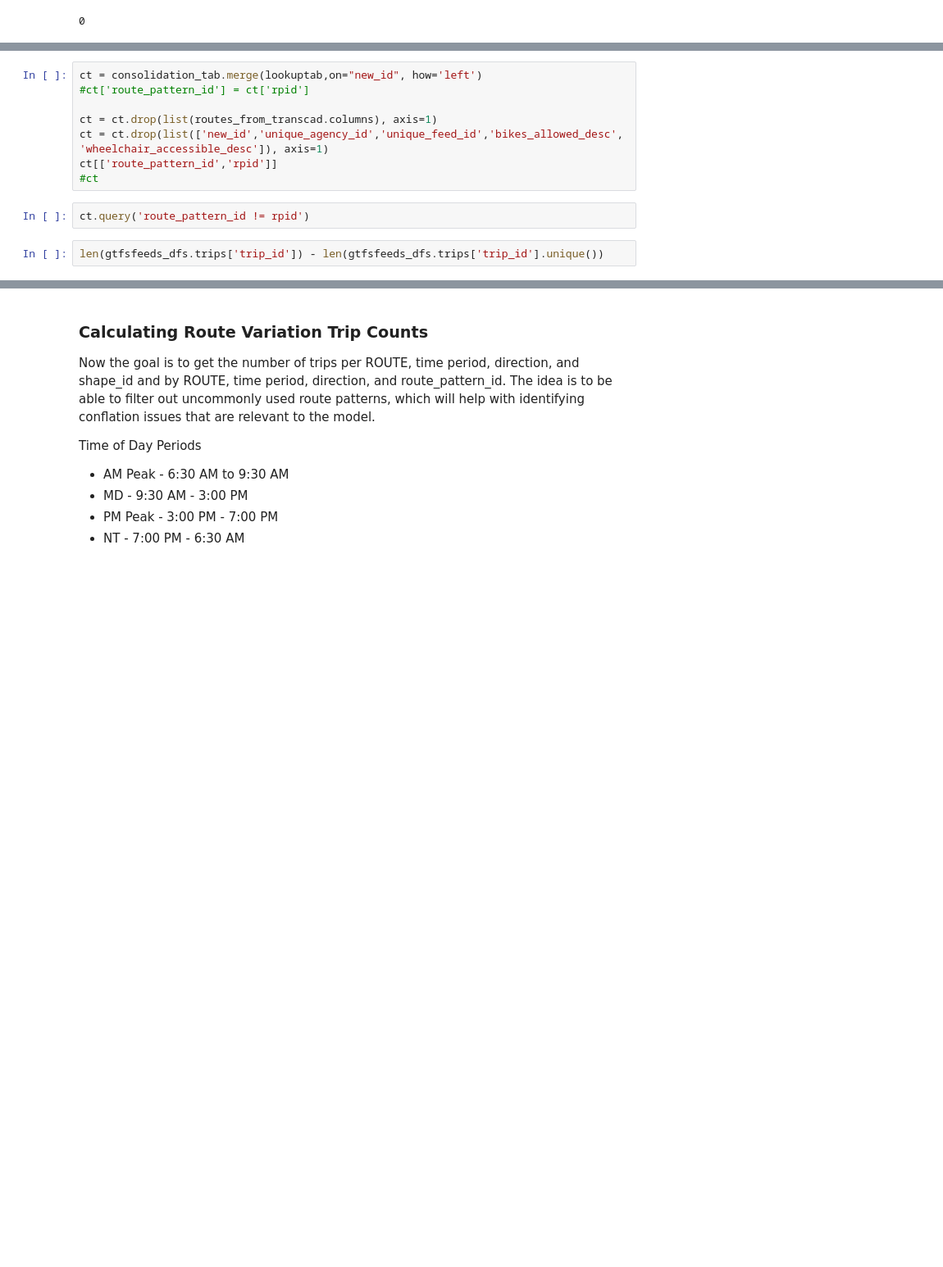
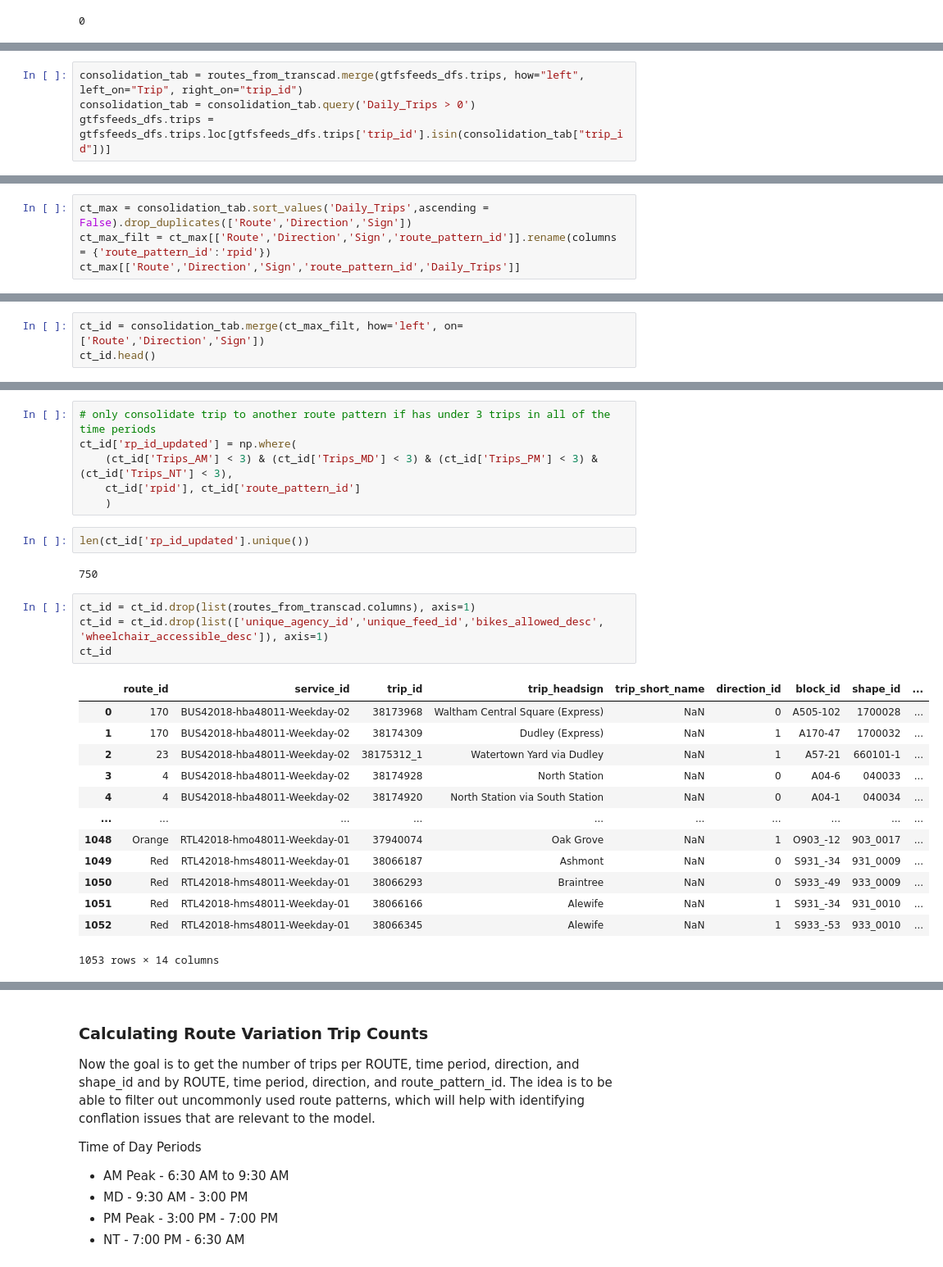
Before and after one commit to mmatkinson7/gtfs_transcad_prep, a Jupyter notebook: gtfs_system_analysis.ipynb, the cells around one changed output, grey strips where cells are left out. Shown at 82% size. Cells and saved outputs as stored; diff of their text form; blank space fills up the shorter version.

Commit message:
update to deal with <3 trips

```diff
--- a/gtfs_system_analysis.ipynb
+++ b/gtfs_system_analysis.ipynb
@@ -110,0 +96,4 @@ lookuptab
+# %%
+consolidation_tab = routes_from_transcad.merge(gtfsfeeds_dfs.trips, how="left", left_on="Trip", right_on="trip_id")
+consolidation_tab = consolidation_tab.query('Daily_Trips > 0')
+gtfsfeeds_dfs.trips = gtfsfeeds_dfs.trips.loc[gtfsfeeds_dfs.trips['trip_id'].isin(consolidation_tab["trip_id"])]
@@ -110,0 +104,4 @@ lookuptab
+# %%
+ct_max = consolidation_tab.sort_values('Daily_Trips',ascending = False).drop_duplicates(['Route','Direction','Sign'])
+ct_max_filt = ct_max[['Route','Direction','Sign','route_pattern_id']].rename(columns = {'route_pattern_id':'rpid'})
+ct_max[['Route','Direction','Sign','route_pattern_id','Daily_Trips']]
@@ -110,0 +122,3 @@ lookuptab
+# %%
+ct_id = consolidation_tab.merge(ct_max_filt, how='left', on=['Route','Direction','Sign'])
+ct_id.head()
@@ -111,12 +133,28 @@ lookuptab
+# %%
+# only consolidate trip to another route pattern if has under 3 trips in all of the time periods
+ct_id['rp_id_updated'] = np.where(
+    (ct_id['Trips_AM'] < 3) & (ct_id['Trips_MD'] < 3) & (ct_id['Trips_PM'] < 3) & (ct_id['Trips_NT'] < 3),
+    ct_id['rpid'], ct_id['route_pattern_id']
+    )
+# %%
+len(ct_id['rp_id_updated'].unique())
+# %% [output]
+750
 # %%
-ct = consolidation_tab.merge(lookuptab,on="new_id", how='left')
-#ct['route_pattern_id'] = ct['rpid']
-
-ct = ct.drop(list(routes_from_transcad.columns), axis=1)
-ct = ct.drop(list(['new_id','unique_agency_id','unique_feed_id','bikes_allowed_desc', 'wheelchair_accessible_desc']), axis=1)
-ct[['route_pattern_id','rpid']]
-#ct
+ct_id = ct_id.drop(list(routes_from_transcad.columns), axis=1)
+ct_id = ct_id.drop(list(['unique_agency_id','unique_feed_id','bikes_allowed_desc', 'wheelchair_accessible_desc']), axis=1)
+ct_id
+# %% [output]
+|  | route_id | service_id | trip_id | trip_headsign | trip_short_name | direction_id | block_id | shape_id | ... |
+| 0 | 170 | BUS42018-hba48011-Weekday-02 | 38173968 | Waltham Central Square (Express) | NaN | 0 | A505-102 | 1700028 | ... |
+| 1 | 170 | BUS42018-hba48011-Weekday-02 | 38174309 | Dudley (Express) | NaN | 1 | A170-47 | 1700032 | ... |
+| 2 | 23 | BUS42018-hba48011-Weekday-02 | 38175312_1 | Watertown Yard via Dudley | NaN | 1 | A57-21 | 660101-1 | ... |
+| 3 | 4 | BUS42018-hba48011-Weekday-02 | 38174928 | North Station | NaN | 0 | A04-6 | 040033 | ... |
+| 4 | 4 | BUS42018-hba48011-Weekday-02 | 38174920 | North Station via South Station | NaN | 0 | A04-1 | 040034 | ... |
+| ... | ... | ... | ... | ... | ... | ... | ... | ... | ... |
+| 1048 | Orange | RTL42018-hmo48011-Weekday-01 | 37940074 | Oak Grove | NaN | 1 | O903_-12 | 903_0017 | ... |
+| 1049 | Red | RTL42018-hms48011-Weekday-01 | 38066187 | Ashmont | NaN | 0 | S931_-34 | 931_0009 | ... |
+| 1050 | Red | RTL42018-hms48011-Weekday-01 | 38066293 | Braintree | NaN | 0 | S933_-49 | 933_0009 | ... |
+| 1051 | Red | RTL42018-hms48011-Weekday-01 | 38066166 | Alewife | NaN | 1 | S931_-34 | 931_0010 | ... |
+| 1052 | Red | RTL42018-hms48011-Weekday-01 | 38066345 | Alewife | NaN | 1 | S933_-53 | 933_0010 | ... |
+1053 rows × 14 columns
-# %%
-ct.query('route_pattern_id != rpid')
-# %%
-len(gtfsfeeds_dfs.trips['trip_id']) - len(gtfsfeeds_dfs.trips['trip_id'].unique())
```
Also changed, not shown: parts of 17 cells of this notebook.
